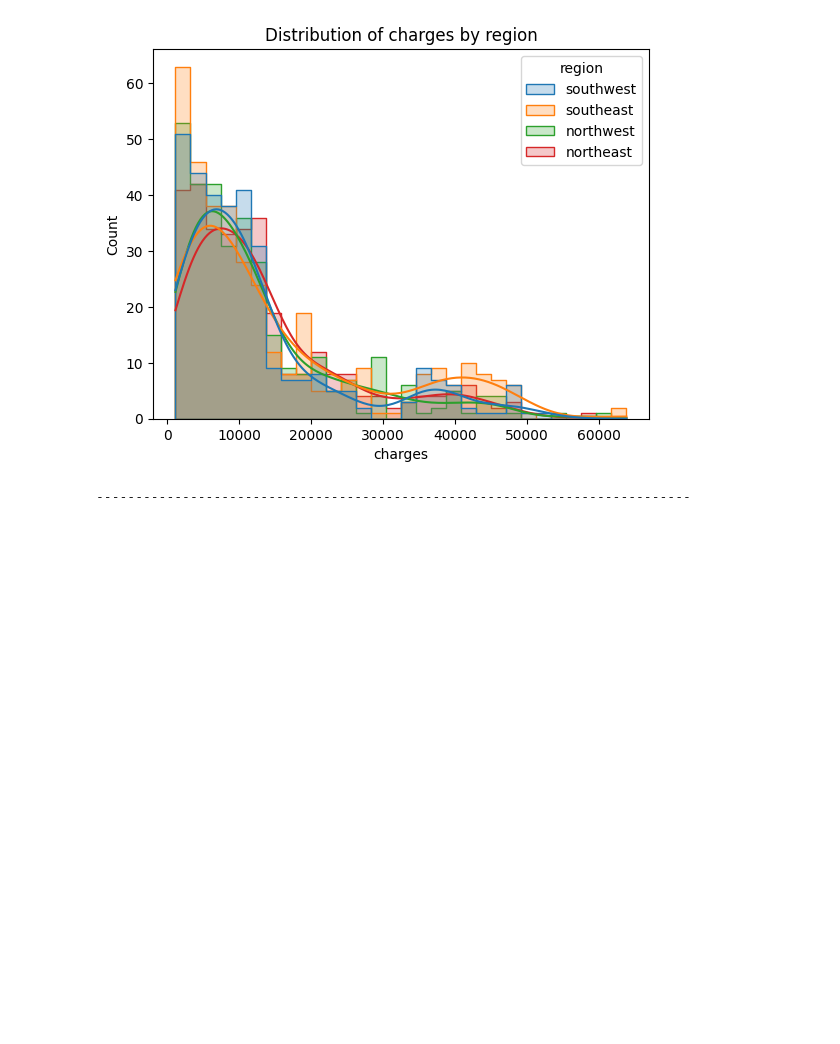
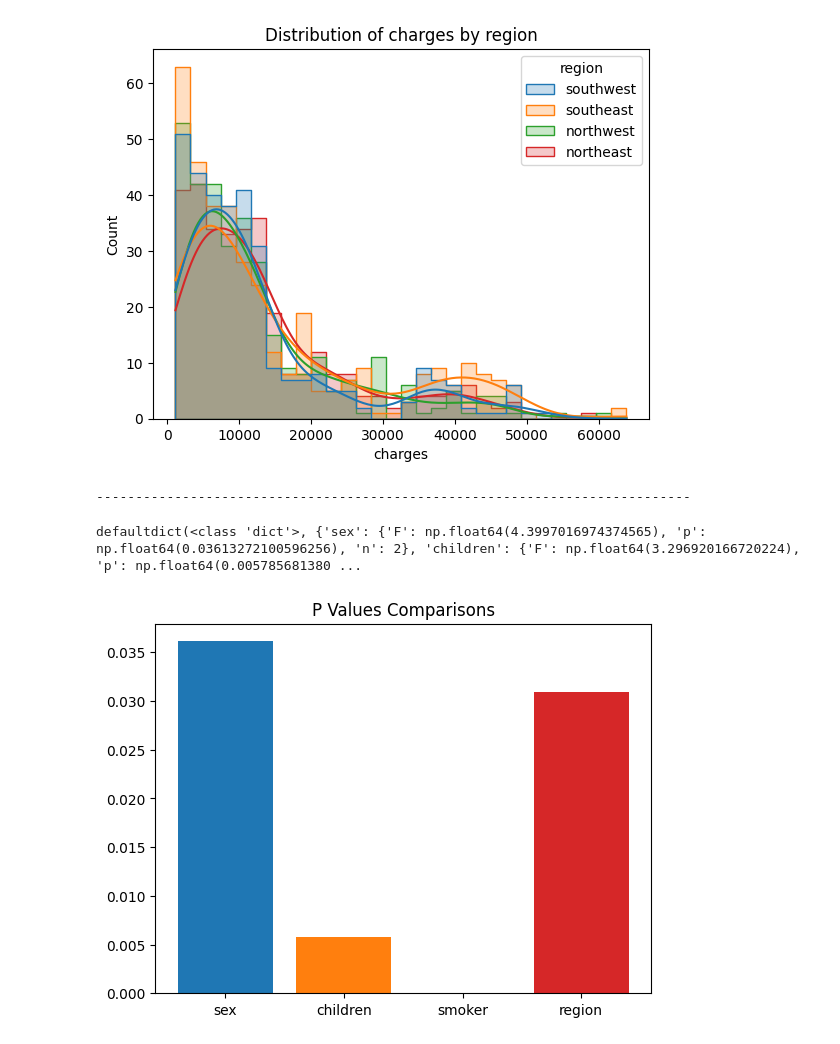
Before and after one commit to lewinskie254/eda, a Jupyter notebook: Categorical_to_Numeric.ipynb, the cells around one changed output. Saved outputs shown, nothing was run; the diff lists cells and outputs as text; code cells hidden in the pictures; blank space fills up the shorter version.

```diff
--- a/Categorical_to_Numeric.ipynb
+++ b/Categorical_to_Numeric.ipynb
@@ -231,3 +231,34 @@ for col in columns:
 ----------------------------------------------------------------------------
 [figure]
 ----------------------------------------------------------------------------
+# %%
+#grouped anova for each
+
+def anova(feature, label):
+  grouped_vals = []
+  groups = df[feature].unique()
+  for group in groups:
+    group_data = df[df[feature] == group][label]
+    grouped_vals.append(group_data)
+  return stats.f_oneway(*grouped_vals)
+# %%
+from collections import defaultdict
+
+columns = [i for i in df.columns if i != 'charges']
+results = defaultdict(dict)
+for col in columns:
+    if df[col].dtype == 'object' or df[col].nunique() < 20:
+      F, p = anova(col, 'charges')
+      results[col]['F'] = F
+      results[col]['p'] = p
+      results[col]['n'] = len(df[col].unique())
+print(results)
+# %% [output]
+defaultdict(<class 'dict'>, {'sex': {'F': np.float64(4.3997016974374565), 'p': np.float64(0.03613272100596256), 'n': 2}, 'children': {'F': np.float64(3.296920166720224), 'p': np.float64(0.005785681380 ...
+# %%
+for element in results:
+  plt.title("P Values Comparisons")
+  plt.bar(element, results[element]['p'])
+plt.show()
+# %% [output]
+[figure, added]
```
Also changed, not shown: parts of 5 cells of this notebook.
